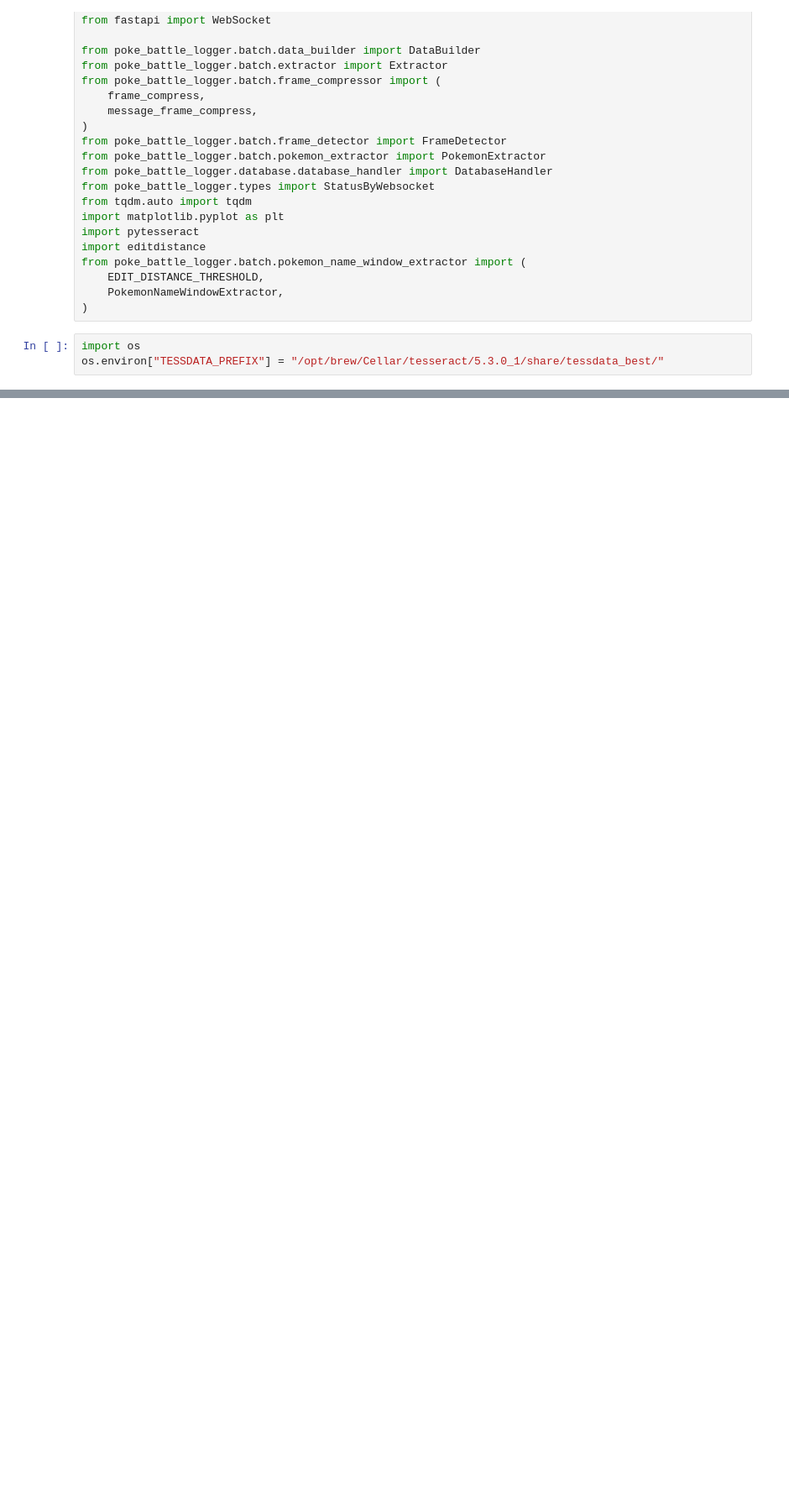
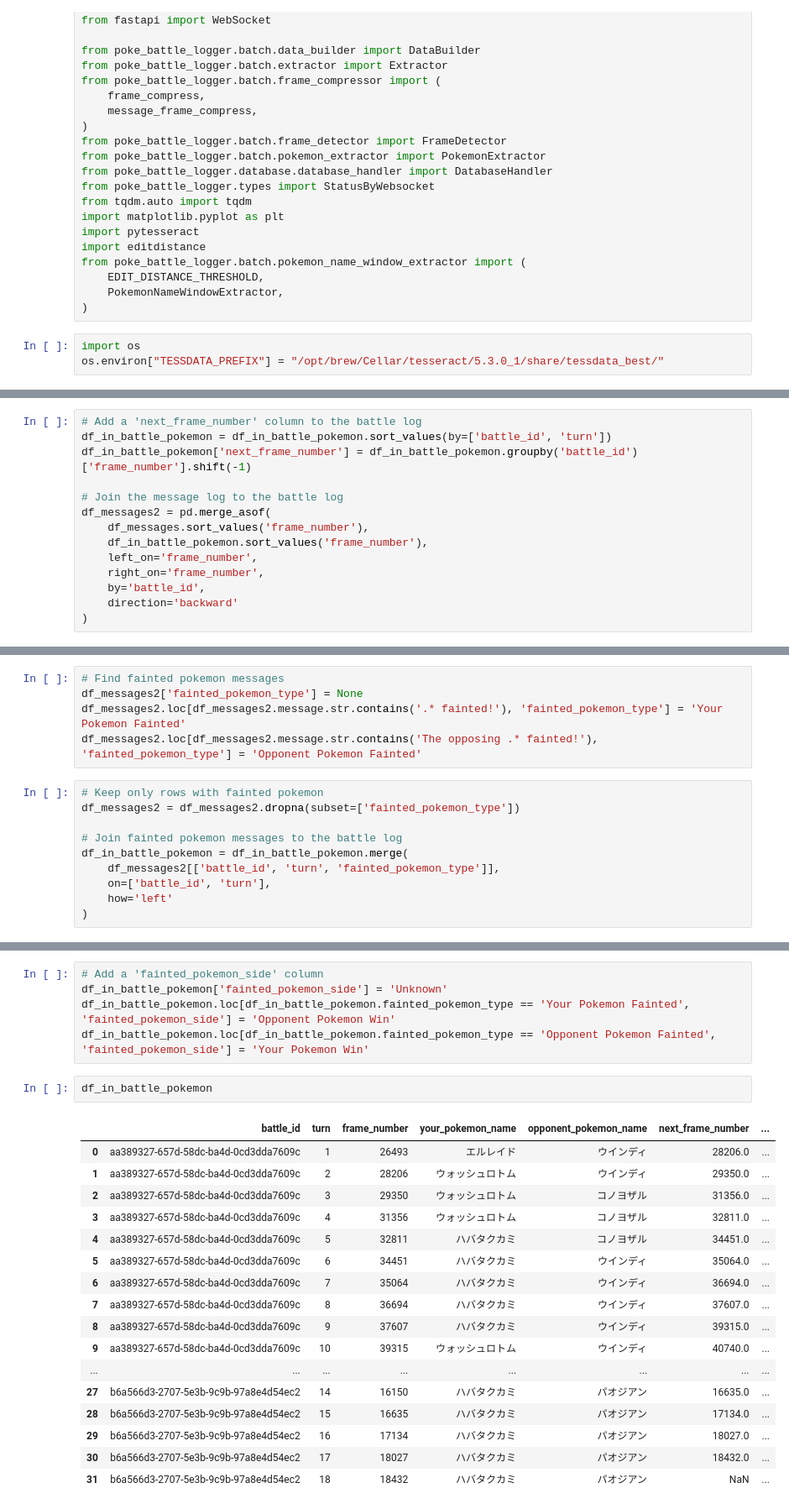
Before and after one commit to fufufukakaka/poke_battle_logger, a Jupyter notebook: Untitled.ipynb, the cells around one changed output, grey strips where cells are left out. Shown at 84% size. Drawn from its saved outputs; the diff is of its cells as text; blank space fills up the shorter version.

```diff
--- a/Untitled.ipynb
+++ b/Untitled.ipynb
@@ -305,0 +323,14 @@ pokemon_select_order_score
+# %%
+# Add a 'next_frame_number' column to the battle log
+df_in_battle_pokemon = df_in_battle_pokemon.sort_values(by=['battle_id', 'turn'])
+df_in_battle_pokemon['next_frame_number'] = df_in_battle_pokemon.groupby('battle_id')['frame_number'].shift(-1)
+
+# Join the message log to the battle log
+df_messages2 = pd.merge_asof(
+    df_messages.sort_values('frame_number'),
+    df_in_battle_pokemon.sort_values('frame_number'),
+    left_on='frame_number',
+    right_on='frame_number',
+    by='battle_id',
+    direction='backward'
+)
@@ -305,0 +349,15 @@ pokemon_select_order_score
+# %%
+# Find fainted pokemon messages
+df_messages2['fainted_pokemon_type'] = None
+df_messages2.loc[df_messages2.message.str.contains('.* fainted!'), 'fainted_pokemon_type'] = 'Your Pokemon Fainted'
+df_messages2.loc[df_messages2.message.str.contains('The opposing .* fainted!'), 'fainted_pokemon_type'] = 'Opponent Pokemon Fainted'
+# %%
+# Keep only rows with fainted pokemon
+df_messages2 = df_messages2.dropna(subset=['fainted_pokemon_type'])
+
+# Join fainted pokemon messages to the battle log
+df_in_battle_pokemon = df_in_battle_pokemon.merge(
+    df_messages2[['battle_id', 'turn', 'fainted_pokemon_type']],
+    on=['battle_id', 'turn'],
+    how='left'
+)
@@ -305,0 +376,25 @@ pokemon_select_order_score
+# %%
+# Add a 'fainted_pokemon_side' column
+df_in_battle_pokemon['fainted_pokemon_side'] = 'Unknown'
+df_in_battle_pokemon.loc[df_in_battle_pokemon.fainted_pokemon_type == 'Your Pokemon Fainted', 'fainted_pokemon_side'] = 'Opponent Pokemon Win'
+df_in_battle_pokemon.loc[df_in_battle_pokemon.fainted_pokemon_type == 'Opponent Pokemon Fainted', 'fainted_pokemon_side'] = 'Your Pokemon Win'
+# %%
+df_in_battle_pokemon
+# %% [output]
+|  | battle_id | turn | frame_number | your_pokemon_name | opponent_pokemon_name | next_frame_number | ... |
+| 0 | aa389327-657d-58dc-ba4d-0cd3dda7609c | 1 | 26493 | エルレイド | ウインディ | 28206.0 | ... |
+| 1 | aa389327-657d-58dc-ba4d-0cd3dda7609c | 2 | 28206 | ウォッシュロトム | ウインディ | 29350.0 | ... |
+| 2 | aa389327-657d-58dc-ba4d-0cd3dda7609c | 3 | 29350 | ウォッシュロトム | コノヨザル | 31356.0 | ... |
+| 3 | aa389327-657d-58dc-ba4d-0cd3dda7609c | 4 | 31356 | ウォッシュロトム | コノヨザル | 32811.0 | ... |
+| 4 | aa389327-657d-58dc-ba4d-0cd3dda7609c | 5 | 32811 | ハバタクカミ | コノヨザル | 34451.0 | ... |
+| 5 | aa389327-657d-58dc-ba4d-0cd3dda7609c | 6 | 34451 | ハバタクカミ | ウインディ | 35064.0 | ... |
+| 6 | aa389327-657d-58dc-ba4d-0cd3dda7609c | 7 | 35064 | ハバタクカミ | ウインディ | 36694.0 | ... |
+| 7 | aa389327-657d-58dc-ba4d-0cd3dda7609c | 8 | 36694 | ハバタクカミ | ウインディ | 37607.0 | ... |
+| 8 | aa389327-657d-58dc-ba4d-0cd3dda7609c | 9 | 37607 | ハバタクカミ | ウインディ | 39315.0 | ... |
+| 9 | aa389327-657d-58dc-ba4d-0cd3dda7609c | 10 | 39315 | ウォッシュロトム | ウインディ | 40740.0 | ... |
+| ... | ... | ... | ... | ... | ... | ... | ... |
+| 27 | b6a566d3-2707-5e3b-9c9b-97a8e4d54ec2 | 14 | 16150 | ハバタクカミ | パオジアン | 16635.0 | ... |
+| 28 | b6a566d3-2707-5e3b-9c9b-97a8e4d54ec2 | 15 | 16635 | ハバタクカミ | パオジアン | 17134.0 | ... |
+| 29 | b6a566d3-2707-5e3b-9c9b-97a8e4d54ec2 | 16 | 17134 | ハバタクカミ | パオジアン | 18027.0 | ... |
+| 30 | b6a566d3-2707-5e3b-9c9b-97a8e4d54ec2 | 17 | 18027 | ハバタクカミ | パオジアン | 18432.0 | ... |
+| 31 | b6a566d3-2707-5e3b-9c9b-97a8e4d54ec2 | 18 | 18432 | ハバタクカミ | パオジアン | NaN | ... |
```
Also changed, not shown: parts of 20 cells of this notebook, 1 other file.
